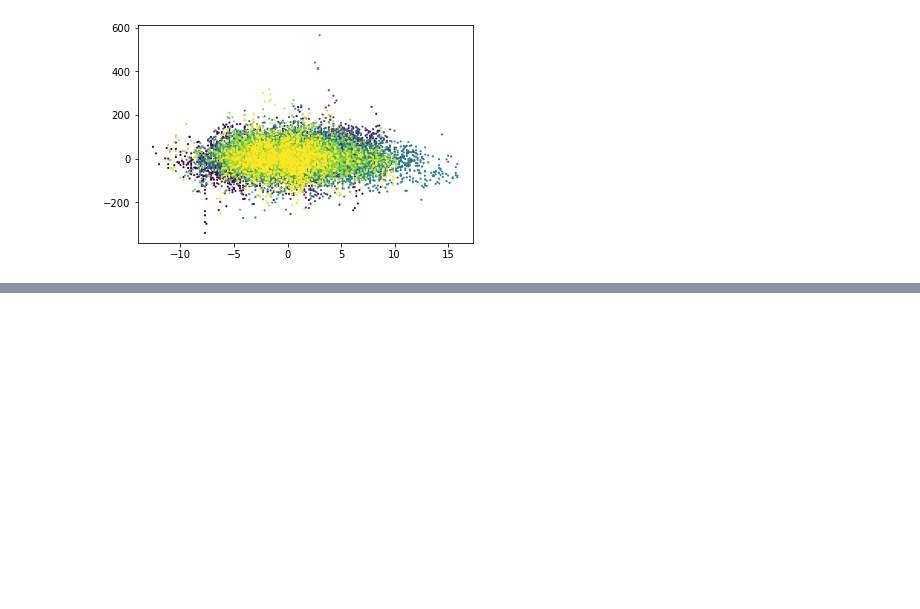
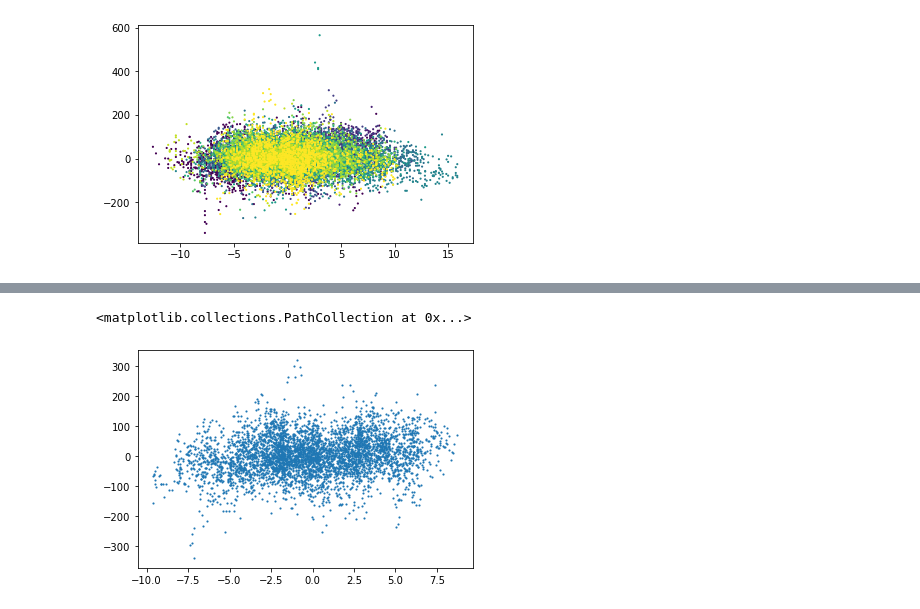
Before and after one commit to camilo-s/Aufgabe, a Jupyter notebook: aufgabe_draft.ipynb, the cells around one changed output, grey strips where cells are left out. Drawn from its saved outputs; the diff is of its cells as text; code cells hidden in the pictures; blank space fills up the shorter version.

```diff
--- a/aufgabe_draft.ipynb
+++ b/aufgabe_draft.ipynb
@@ -989,0 +1094,5 @@ plt.scatter(paris_temp['deviation'], dev_2017_half['quantity'], s=5, c=paris_tem
+# %%
+plt.scatter(temp_2017[temp_2017.index.map(get_season)=='winter']['deviation'], dev_2017_half[dev_2017_half.index.map(get_season)=='winter']['quantity'], s=5, marker='.')
+# %% [output]
+<matplotlib.collections.PathCollection at 0x...>
+[figure, added]
```
Also changed, not shown: parts of 8 cells of this notebook.
